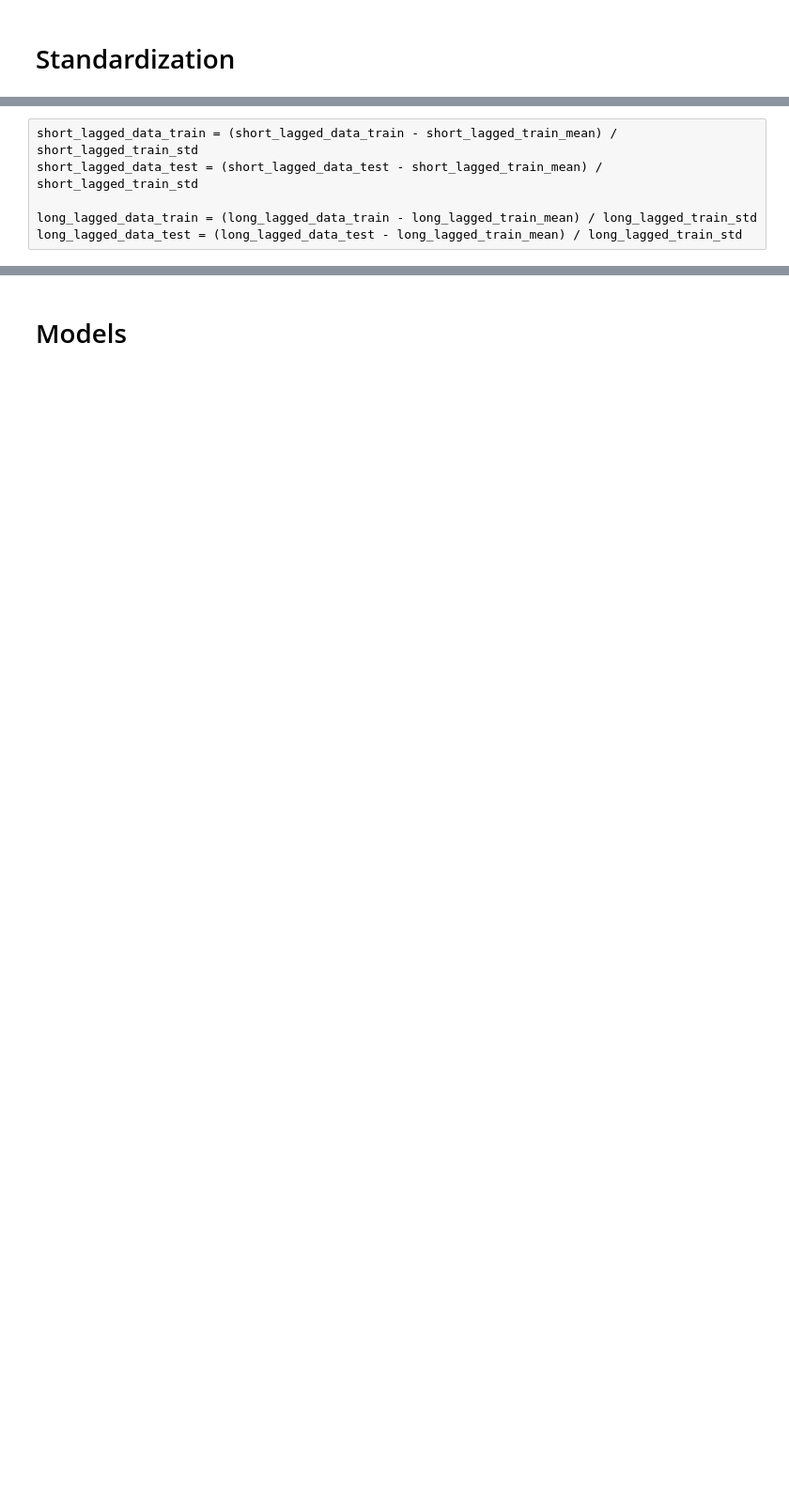
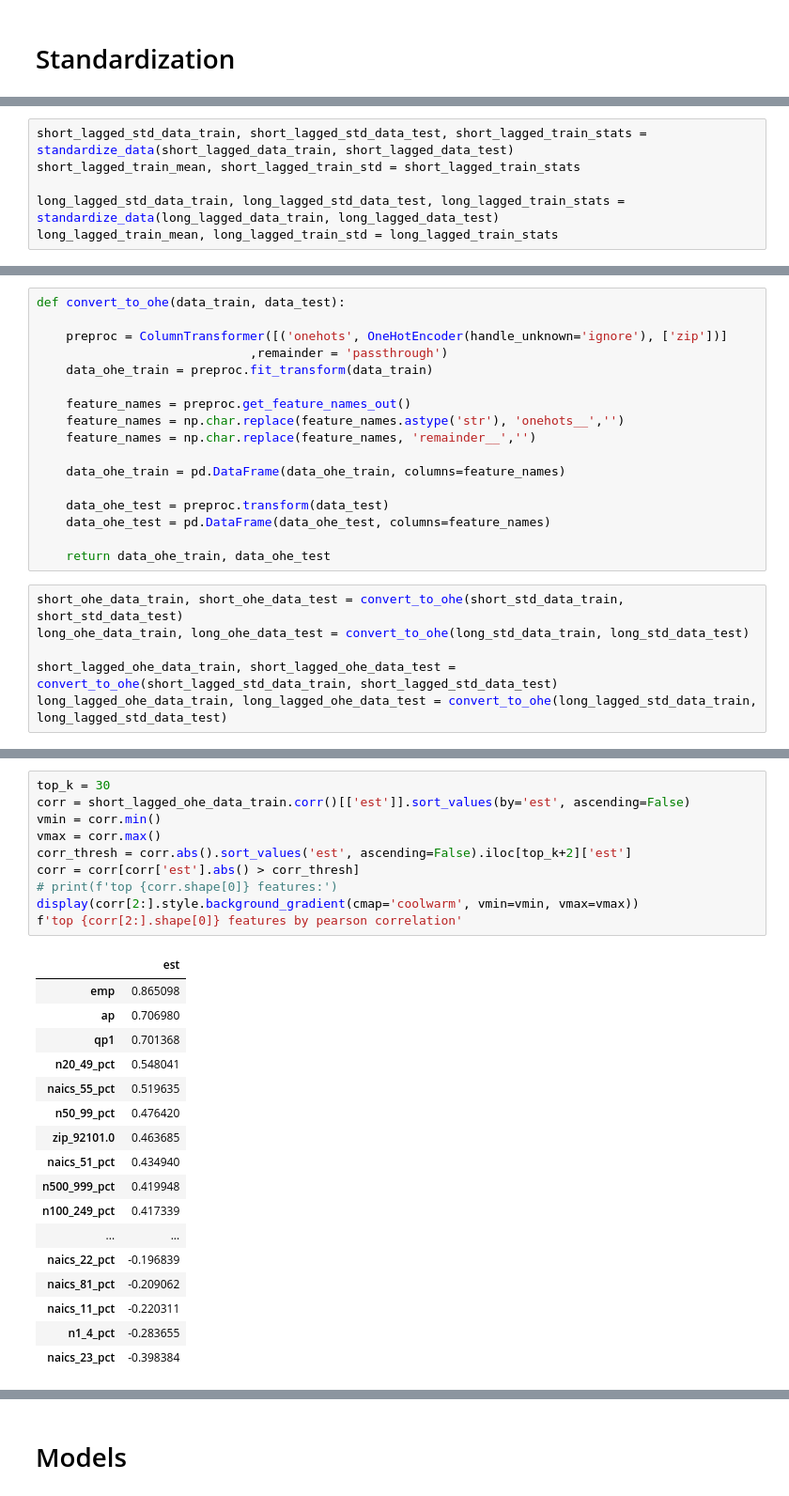
Before and after one commit to inno-apfel/DSC180A-Q1-Project, a Jupyter notebook: notebooks/development/final_model_eval.ipynb, the cells around one changed output, grey strips where cells are left out. Shown at 94% size. Saved outputs shown, nothing was run; the diff lists cells and outputs as text; blank space fills up the shorter version.

```diff
--- a/notebooks/development/final_model_eval.ipynb
+++ b/notebooks/development/final_model_eval.ipynb
@@ -119,6 +69,0 @@ long_lagged_train_std['zip'] = 1
-# %%
-short_lagged_data_train = (short_lagged_data_train - short_lagged_train_mean) / short_lagged_train_std
-short_lagged_data_test = (short_lagged_data_test - short_lagged_train_mean) / short_lagged_train_std
-
-long_lagged_data_train = (long_lagged_data_train - long_lagged_train_mean) / long_lagged_train_std
-long_lagged_data_test = (long_lagged_data_test - long_lagged_train_mean) / long_lagged_train_std
@@ -124,0 +90,6 @@ long_lagged_data_test = (long_lagged_data_test - long_lagged_train_mean) / long_
+# %%
+short_lagged_std_data_train, short_lagged_std_data_test, short_lagged_train_stats = standardize_data(short_lagged_data_train, short_lagged_data_test)
+short_lagged_train_mean, short_lagged_train_std = short_lagged_train_stats
+
+long_lagged_std_data_train, long_lagged_std_data_test, long_lagged_train_stats = standardize_data(long_lagged_data_train, long_lagged_data_test)
+long_lagged_train_mean, long_lagged_train_std = long_lagged_train_stats
@@ -124,0 +98,23 @@ long_lagged_data_test = (long_lagged_data_test - long_lagged_train_mean) / long_
+# %%
+def convert_to_ohe(data_train, data_test):
+
+    preproc = ColumnTransformer([('onehots', OneHotEncoder(handle_unknown='ignore'), ['zip'])]
+                             ,remainder = 'passthrough')
+    data_ohe_train = preproc.fit_transform(data_train)
+
+    feature_names = preproc.get_feature_names_out()
+    feature_names = np.char.replace(feature_names.astype('str'), 'onehots__','')
+    feature_names = np.char.replace(feature_names, 'remainder__','')
+
+    data_ohe_train = pd.DataFrame(data_ohe_train, columns=feature_names)
+
+    data_ohe_test = preproc.transform(data_test)
+    data_ohe_test = pd.DataFrame(data_ohe_test, columns=feature_names)
+
+    return data_ohe_train, data_ohe_test
+# %%
+short_ohe_data_train, short_ohe_data_test = convert_to_ohe(short_std_data_train, short_std_data_test)
+long_ohe_data_train, long_ohe_data_test = convert_to_ohe(long_std_data_train, long_std_data_test)
+
+short_lagged_ohe_data_train, short_lagged_ohe_data_test = convert_to_ohe(short_lagged_std_data_train, short_lagged_std_data_test)
+long_lagged_ohe_data_train, long_lagged_ohe_data_test = convert_to_ohe(long_lagged_std_data_train, long_lagged_std_data_test)
@@ -124,0 +125,28 @@ long_lagged_data_test = (long_lagged_data_test - long_lagged_train_mean) / long_
+# %%
+top_k = 30
+corr = short_lagged_ohe_data_train.corr()[['est']].sort_values(by='est', ascending=False)
+vmin = corr.min()
+vmax = corr.max()
+corr_thresh = corr.abs().sort_values('est', ascending=False).iloc[top_k+2]['est']
+corr = corr[corr['est'].abs() > corr_thresh]
+# print(f'top {corr.shape[0]} features:')
+display(corr[2:].style.background_gradient(cmap='coolwarm', vmin=vmin, vmax=vmax))
+f'top {corr[2:].shape[0]} features by pearson correlation'
+# %% [output]
+|  | est |
+| emp | 0.865098 |
+| ap | 0.706980 |
+| qp1 | 0.701368 |
+| n20_49_pct | 0.548041 |
+| naics_55_pct | 0.519635 |
+| n50_99_pct | 0.476420 |
+| zip_92101.0 | 0.463685 |
+| naics_51_pct | 0.434940 |
+| n500_999_pct | 0.419948 |
+| n100_249_pct | 0.417339 |
+| ... | ... |
+| naics_22_pct | -0.196839 |
+| naics_81_pct | -0.209062 |
+| naics_11_pct | -0.220311 |
+| n1_4_pct | -0.283655 |
+| naics_23_pct | -0.398384 |
```
Also changed, not shown: parts of 43 cells of this notebook.
